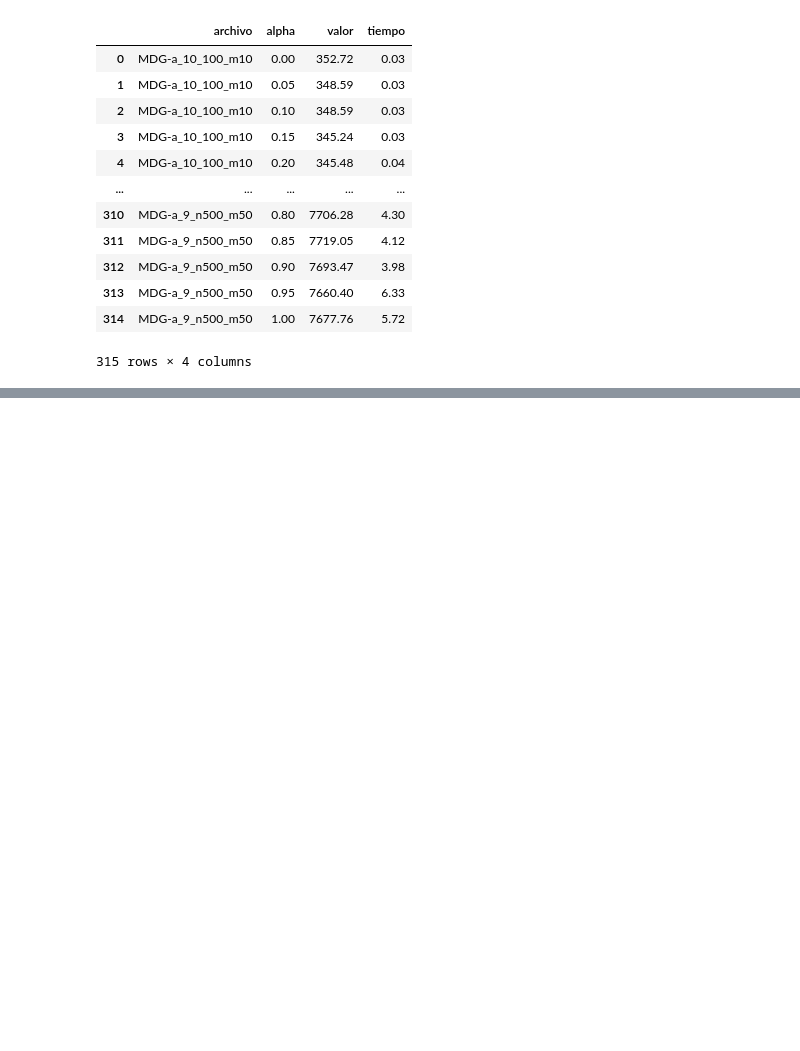
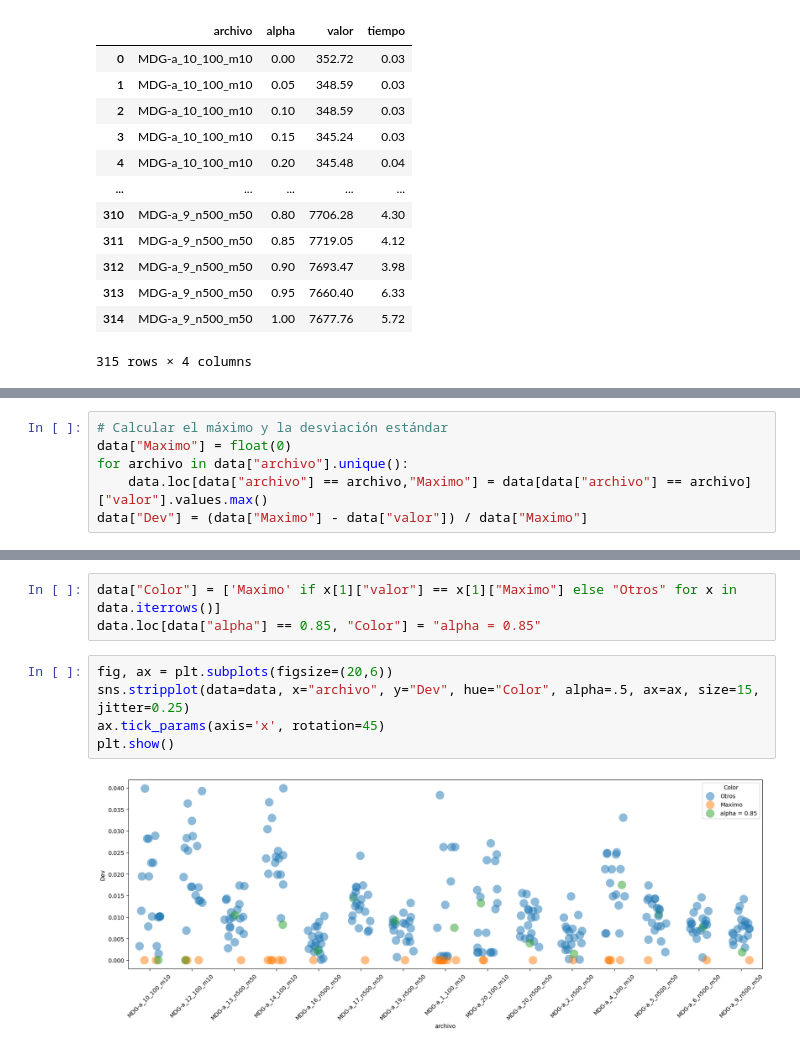
Before and after one commit to ensabai/Trabajo-Log-stica, a Jupyter notebook: notebook.ipynb, the cells around one changed output, grey strips where cells are left out. Drawn from its saved outputs; the diff is of its cells as text; blank space fills up the shorter version.

```diff
--- a/notebook.ipynb
+++ b/notebook.ipynb
@@ -41,0 +37,6 @@ plt.show()
+# %%
+# Calcular el máximo y la desviación estándar
+data["Maximo"] = float(0)
+for archivo in data["archivo"].unique():
+    data.loc[data["archivo"] == archivo,"Maximo"] = data[data["archivo"] == archivo]["valor"].values.max()
+data["Dev"] = (data["Maximo"] - data["valor"]) / data["Maximo"]
@@ -41,0 +54,10 @@ plt.show()
+# %%
+data["Color"] = ['Maximo' if x[1]["valor"] == x[1]["Maximo"] else "Otros" for x in data.iterrows()]
+data.loc[data["alpha"] == 0.85, "Color"] = "alpha = 0.85"
+# %%
+fig, ax = plt.subplots(figsize=(20,6))
+sns.stripplot(data=data, x="archivo", y="Dev", hue="Color", alpha=.5, ax=ax, size=15, jitter=0.25)
+ax.tick_params(axis='x', rotation=45)
+plt.show()
+# %% [output]
+[figure, added]
```
Also changed, not shown: parts of 3 cells of this notebook.
